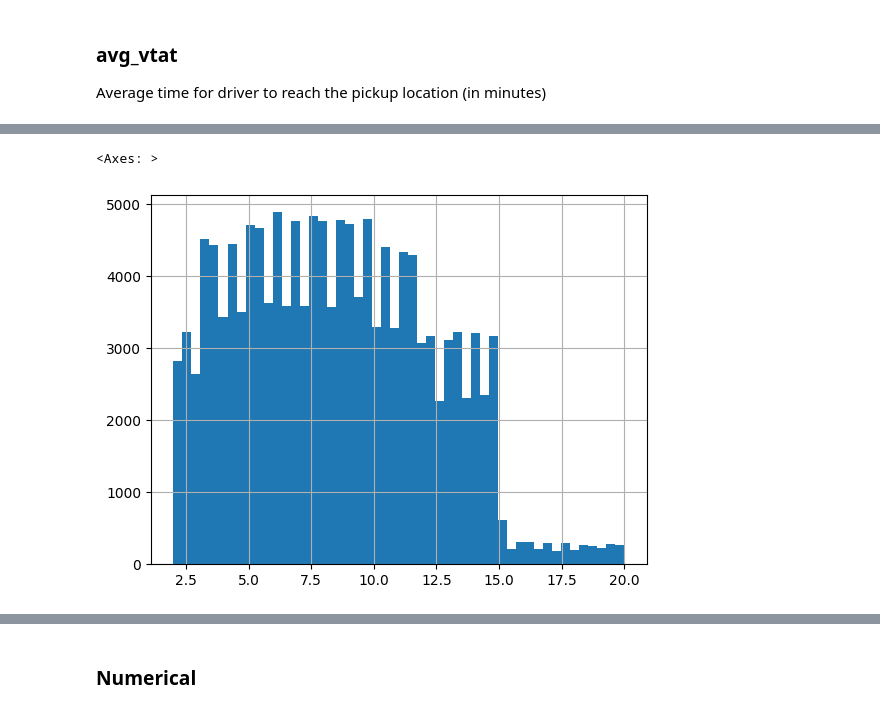
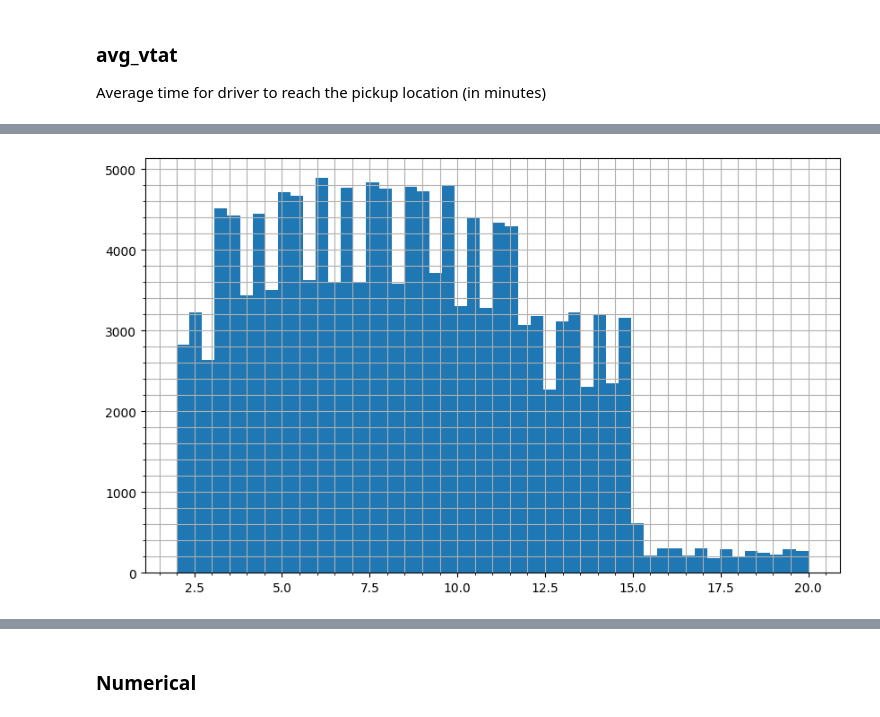
Before and after one commit to amaldu/uber-ride-cancellation-prediction, a Jupyter notebook: uber-analysis/notebooks/04_univar_eda.ipynb, the cells around one changed output, grey strips where cells are left out. Cells and saved outputs as stored; diff of their text form; code cells hidden in the pictures.

Commit message:
update: added pickup, drop location and avg_vtat analysis

```diff
--- a/uber-analysis/notebooks/04_univar_eda.ipynb
+++ b/uber-analysis/notebooks/04_univar_eda.ipynb
@@ -767,5 +813,12 @@ Average time for driver to reach the pickup location (in minutes)
 # %%
-data["avg_vtat"].hist(bins=50)
+#distribution
+ax = data["avg_vtat"].hist(
+    bins=50,
+    figsize=(10, 6)
+)
+
+
+ax.minorticks_on()
+ax.grid(True, which="both")
 # %% [output]
-<Axes: >
-[figure, old version]
+[figure, new version]
```
Also changed, not shown: parts of 19 cells of this notebook, 1 other file.
